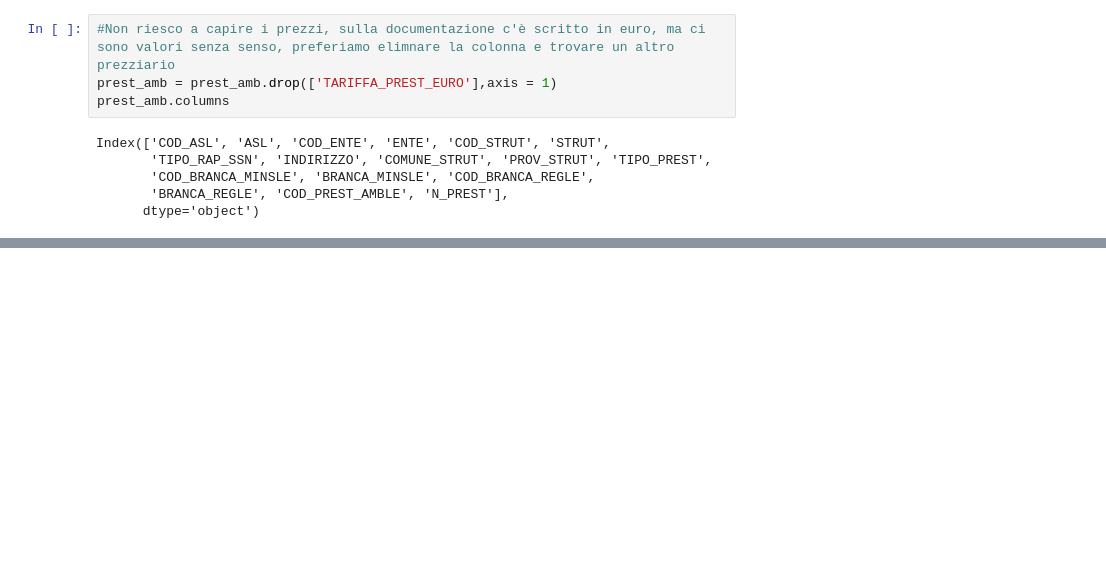
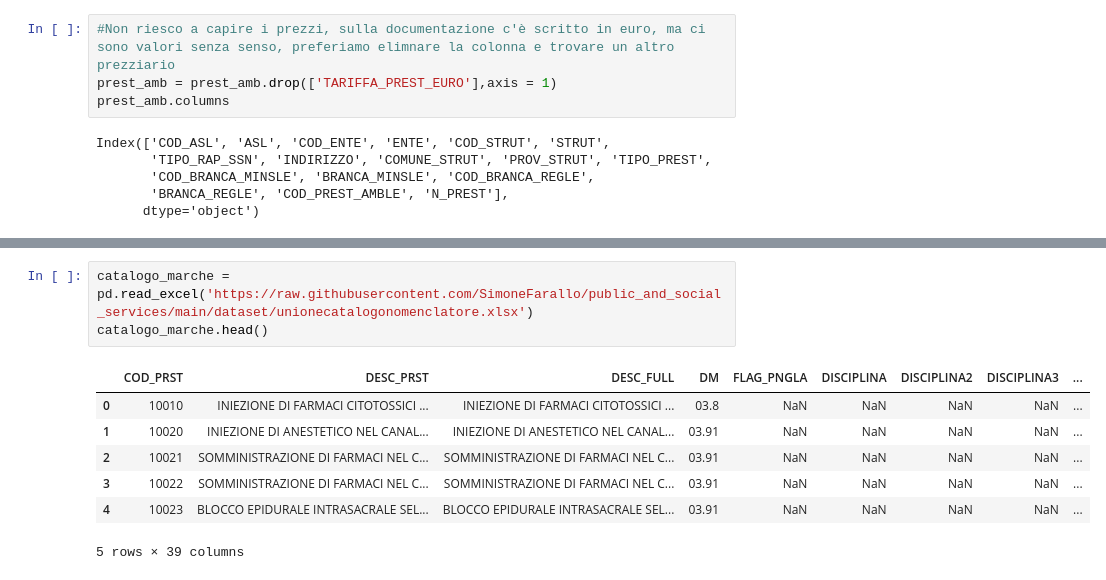
Before and after one commit to SimoneFarallo/Project_public_and_social_services, a Jupyter notebook: EDA.ipynb, the cells around one changed output, grey strips where cells are left out. Saved outputs shown, nothing was run; the diff lists cells and outputs as text; blank space fills up the shorter version.

```diff
--- a/EDA.ipynb
+++ b/EDA.ipynb
@@ -122,0 +133,11 @@ Index(['COD_ASL', 'ASL', 'COD_ENTE', 'ENTE', 'COD_STRUT', 'STRUT',
+# %%
+catalogo_marche = pd.read_excel('https://raw.githubusercontent.com/SimoneFarallo/public_and_social_services/main/dataset/unionecatalogonomenclatore.xlsx')
+catalogo_marche.head()
+# %% [output]
+|  | COD_PRST | DESC_PRST | DESC_FULL | DM | FLAG_PNGLA | DISCIPLINA | DISCIPLINA2 | DISCIPLINA3 | ... |
+| 0 | 10010 | INIEZIONE DI FARMACI CITOTOSSICI ... | INIEZIONE DI FARMACI CITOTOSSICI ... | 03.8 | NaN | NaN | NaN | NaN | ... |
+| 1 | 10020 | INIEZIONE DI ANESTETICO NEL CANAL... | INIEZIONE DI ANESTETICO NEL CANAL... | 03.91 | NaN | NaN | NaN | NaN | ... |
+| 2 | 10021 | SOMMINISTRAZIONE DI FARMACI NEL C... | SOMMINISTRAZIONE DI FARMACI NEL C... | 03.91 | NaN | NaN | NaN | NaN | ... |
+| 3 | 10022 | SOMMINISTRAZIONE DI FARMACI NEL C... | SOMMINISTRAZIONE DI FARMACI NEL C... | 03.91 | NaN | NaN | NaN | NaN | ... |
+| 4 | 10023 | BLOCCO EPIDURALE INTRASACRALE SEL... | BLOCCO EPIDURALE INTRASACRALE SEL... | 03.91 | NaN | NaN | NaN | NaN | ... |
+5 rows × 39 columns
```
Also changed, not shown: parts of 7 cells of this notebook, 5 other files.
